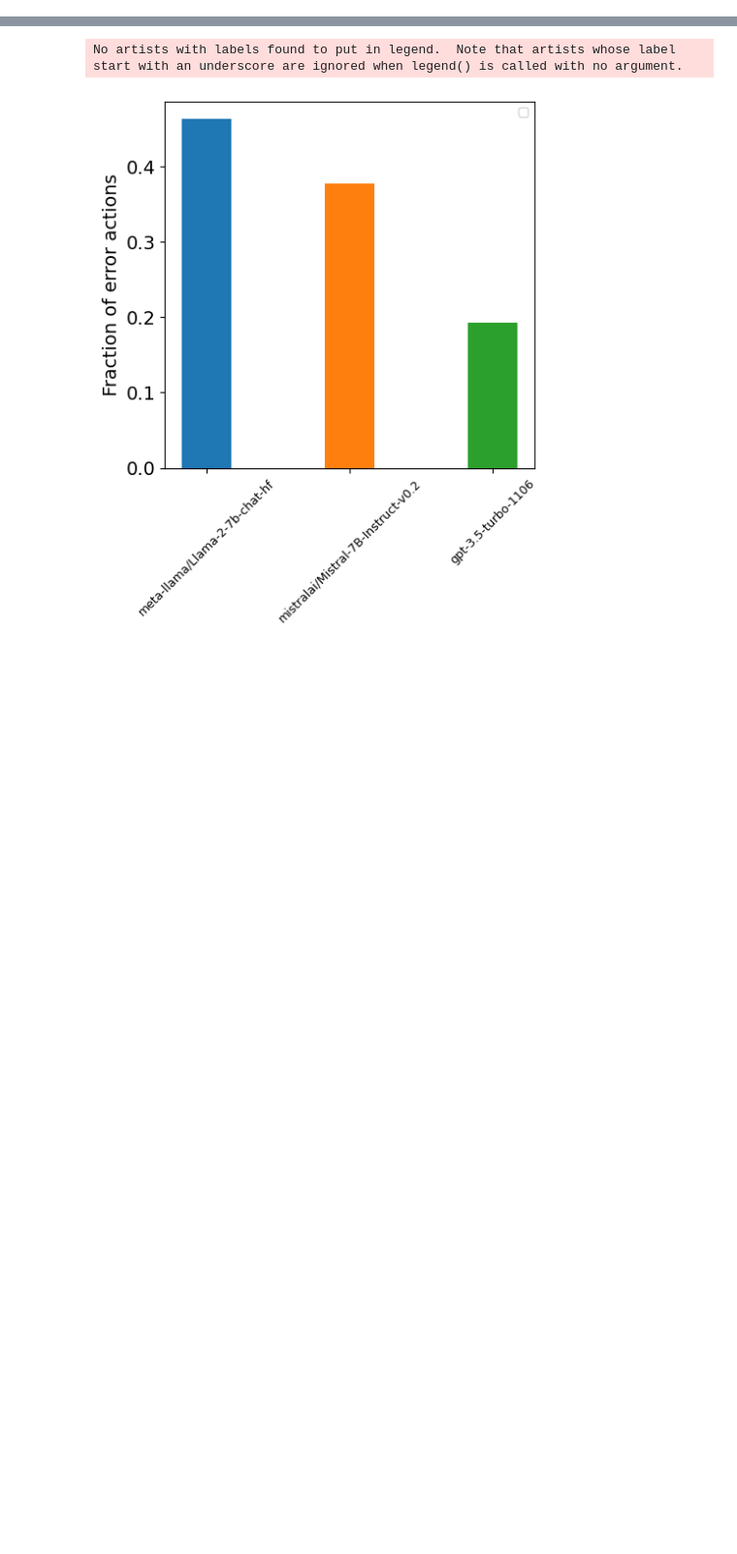
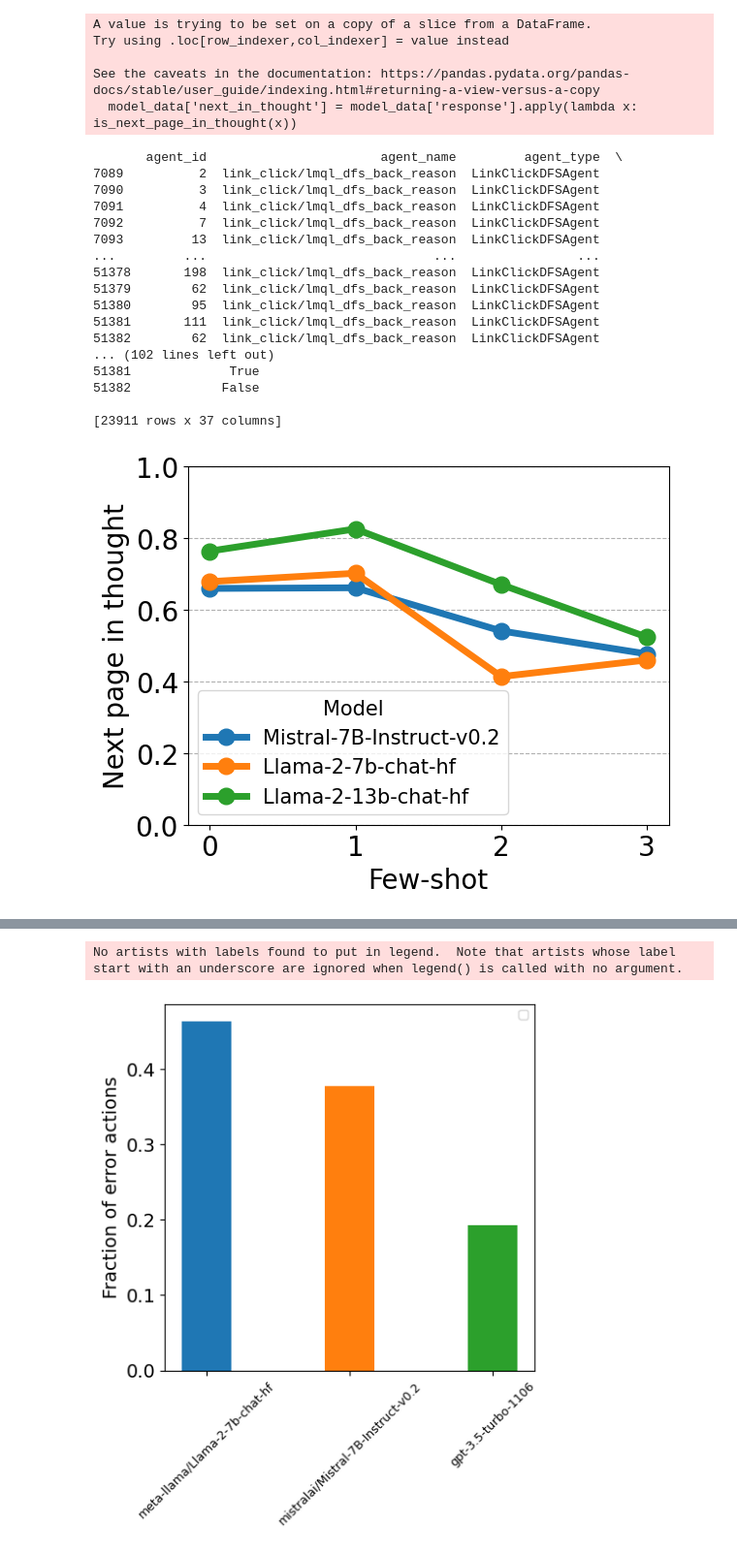
Before and after one commit to au-clan/WikiAgent, a Jupyter notebook: src/notebooks/data_analysis.ipynb, the cells around one changed output, grey strips where cells are left out. Shown at 97% size. Saved outputs shown, nothing was run; the diff lists cells and outputs as text; code cells hidden in the pictures; blank space fills up the shorter version.

```diff
--- a/src/notebooks/data_analysis.ipynb
+++ b/src/notebooks/data_analysis.ipynb
@@ -40,0 +395,54 @@ LOGS_PATH = '../../logs/inference/'
+# %%
+# get an array of dicts, each dict is the response field of a row in the df, which has to be converted to a dict
+# Specify the paths to the folders containing the runs
+folders = []
+folders += [folder for folder in glob(os.path.join(LOGS_PATH, "multiruns/hyper_1_1/2023-12-18_18-49-40/*/"))] #mistral const
+folders += [folder for folder in glob(os.path.join(LOGS_PATH, "multiruns/hyper_1_2/2023-12-18_19-03-33/*/"))] #llama 7b const
+folders += [folder for folder in glob(os.path.join(LOGS_PATH, "multiruns/hyper_2/2023-12-21_10-44-46/*/"))] #llama 13b const
+
+
+
+identifiers = ['model.model_name','agent.fewshot','agent.agent_name']
+
+all_runs_df = get_all_runs_df(folders, identifiers)
+
+print(all_runs_df.columns)
+
+def is_next_page_in_thought(response):
+    response_dict = ast.literal_eval(response)
+    if 'next_article' not in response_dict.keys() and 'next_page' not in response_dict.keys():
+        return False
+    if 'next_article' in response_dict.keys():
+        response_dict['next_page'] = response_dict['next_article']
+    # if the next page is NA, then return True also if the words "back" or "backtrack" or "NA" are in the thought
+    if response_dict['next_page'] == 'NA':
+        return ("back" in response_dict['thought'].lower()) or ("backtrack" in response_dict['thought'].lower()) or ("NA" in response_dict['thought'])
+
+    return (response_dict['next_page'].lower() in response_dict['thought'].lower()) or (response_dict['next_page'].lower() in wikify_article_name(response_dict['thought'].lower()))
+
+fontsize=15
+linewidth=5
+models = ['mistralai/Mistral-7B-Instruct-v0.2', 'meta-llama/Llama-2-7b-chat-hf', 'meta-llama/Llama-2-13b-chat-hf']
+model_names = [model.split('/')[-1] for model in models]
+for i, model in enumerate(models):
+    model_data = all_runs_df[(all_runs_df['model.model_name'] == model) & (all_runs_df['prompting'].apply(lambda x: 'ReAct' in x))]
+    # a series of booleans, each boolean is whether the next page is in the thought
+    model_data['next_in_thought'] = model_data['response'].apply(lambda x: is_next_page_in_thought(x))
+
+    # plot a line of the percentage of times the next page is in the thought vs fewshot
+    print(model_data)
+    if model=='gpt-3.5-turbo-1106':
+        plt.plot(model_data.groupby('agent.fewshot').agg({'next_in_thought':'mean'}), label=model_names[i], marker='*', markersize=markersize+4, linewidth=0)
+    else:
+        plt.plot(model_data.groupby('agent.fewshot').agg({'next_in_thought':'mean'}), label=model_names[i], marker='o', markersize=markersize, linewidth=linewidth)
+
+plt.xlabel('Few-shot', fontsize=fontsize+5)
+plt.ylabel('Next page in thought', fontsize=fontsize+5)
+plt.grid(axis='y', linestyle='--')
+plt.ylim(0,1)
+plt.xticks([0,1,2,3], fontsize=fontsize+5)
+plt.yticks(fontsize=fontsize+5)
+plt.legend(title='Model', title_fontsize=fontsize, loc='lower left', fontsize=fontsize)
+plt.savefig('plots/hyper_fewshot_next_in_thought.pdf', bbox_inches='tight')
+plt.show()
+# %% [output]
@@ -40,0 +510,23 @@ LOGS_PATH = '../../logs/inference/'
+A value is trying to be set on a copy of a slice from a DataFrame.
+Try using .loc[row_indexer,col_indexer] = value instead
+
+See the caveats in the documentation: https://pandas.pydata.org/pandas-docs/stable/user_guide/indexing.html#returning-a-view-versus-a-copy
+  model_data['next_in_thought'] = model_data['response'].apply(lambda x: is_next_page_in_thought(x))
+       agent_id                       agent_name         agent_type  \
+7089          2  link_click/lmql_dfs_back_reason  LinkClickDFSAgent
+7090          3  link_click/lmql_dfs_back_reason  LinkClickDFSAgent
+7091          4  link_click/lmql_dfs_back_reason  LinkClickDFSAgent
+7092          7  link_click/lmql_dfs_back_reason  LinkClickDFSAgent
+7093         13  link_click/lmql_dfs_back_reason  LinkClickDFSAgent
+...         ...                              ...                ...
+51378       198  link_click/lmql_dfs_back_reason  LinkClickDFSAgent
+51379        62  link_click/lmql_dfs_back_reason  LinkClickDFSAgent
+51380        95  link_click/lmql_dfs_back_reason  LinkClickDFSAgent
+51381       111  link_click/lmql_dfs_back_reason  LinkClickDFSAgent
+51382        62  link_click/lmql_dfs_back_reason  LinkClickDFSAgent
+... (102 lines left out)
+51381             True
+51382            False
+
+[23911 rows x 37 columns]
+[figure, added]
```
Also changed, not shown: parts of 44 cells of this notebook, 21 other files.
